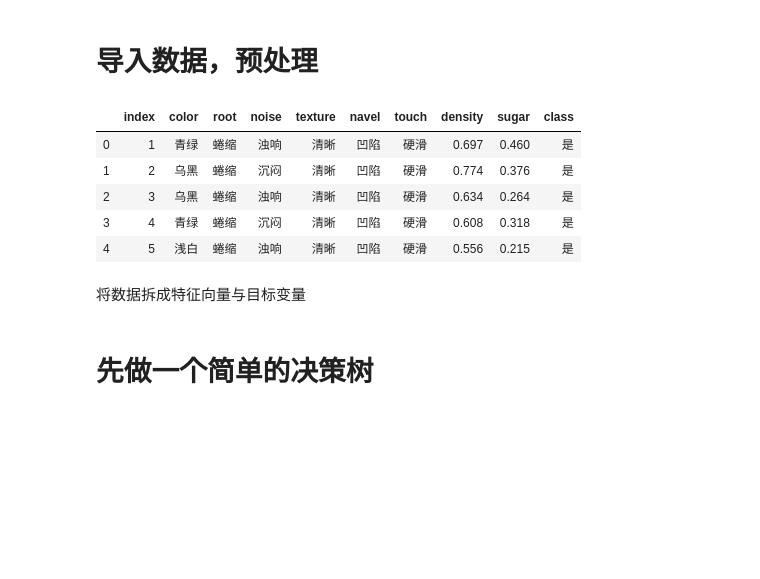
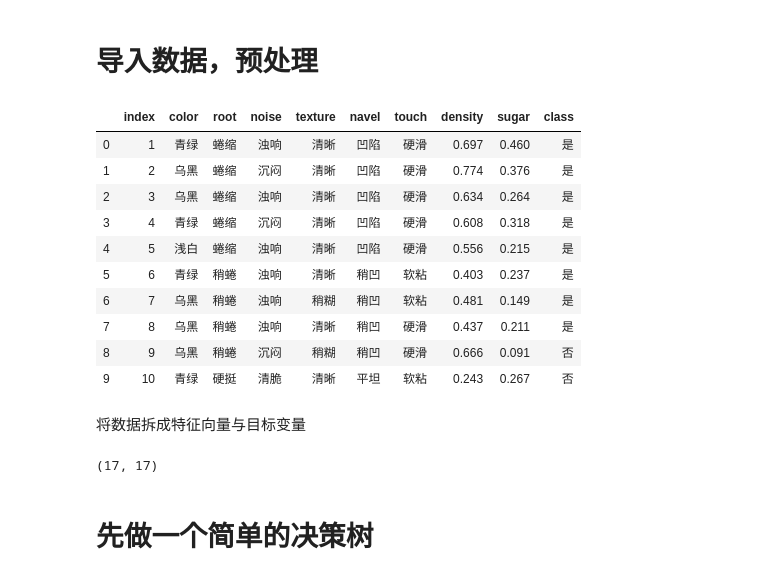
Before and after one commit to aaronlou/DataScienceProject, a Jupyter notebook: DecisionTree/decision_tree.ipynb, the cells around one changed output. Saved outputs shown, nothing was run; the diff lists cells and outputs as text; code cells hidden in the pictures; blank space fills up the shorter version.

```diff
--- a/DecisionTree/decision_tree.ipynb
+++ b/DecisionTree/decision_tree.ipynb
@@ -15,19 +15,28 @@ import pandas as pd
 data = pd.read_csv("/Users/lousiyuan/dataScience/gitSpace/DataScienceProject/Data/watermelon3_0.csv",header=None)  #这一句要替换为自己电脑上的文件路径
 data.columns = ["index","color","root","noise","texture","navel","touch","density","sugar","class"]
 # %%
-data[:5]
+data[:10]
 # %% [output]
 |  | index | color | root | noise | texture | navel | touch | density | sugar | class |
 | 0 | 1 | 青绿 | 蜷缩 | 浊响 | 清晰 | 凹陷 | 硬滑 | 0.697 | 0.460 | 是 |
 | 1 | 2 | 乌黑 | 蜷缩 | 沉闷 | 清晰 | 凹陷 | 硬滑 | 0.774 | 0.376 | 是 |
 | 2 | 3 | 乌黑 | 蜷缩 | 浊响 | 清晰 | 凹陷 | 硬滑 | 0.634 | 0.264 | 是 |
 | 3 | 4 | 青绿 | 蜷缩 | 沉闷 | 清晰 | 凹陷 | 硬滑 | 0.608 | 0.318 | 是 |
 | 4 | 5 | 浅白 | 蜷缩 | 浊响 | 清晰 | 凹陷 | 硬滑 | 0.556 | 0.215 | 是 |
+| 5 | 6 | 青绿 | 稍蜷 | 浊响 | 清晰 | 稍凹 | 软粘 | 0.403 | 0.237 | 是 |
+| 6 | 7 | 乌黑 | 稍蜷 | 浊响 | 稍糊 | 稍凹 | 软粘 | 0.481 | 0.149 | 是 |
+| 7 | 8 | 乌黑 | 稍蜷 | 浊响 | 清晰 | 稍凹 | 硬滑 | 0.437 | 0.211 | 是 |
+| 8 | 9 | 乌黑 | 稍蜷 | 沉闷 | 稍糊 | 稍凹 | 硬滑 | 0.666 | 0.091 | 否 |
+| 9 | 10 | 青绿 | 硬挺 | 清脆 | 清晰 | 平坦 | 软粘 | 0.243 | 0.267 | 否 |
 # %% [markdown]
 将数据拆成特征向量与目标变量
 # %%
 X = data[["color","root","noise","texture","navel","touch","density","sugar"]]
 y = data[["class"]]
+# %%
+len(X),len(y)
+# %% [output]
+(17, 17)
 # %% [markdown]
 # 先做一个简单的决策树
 # %% [markdown]
```
Also changed, not shown: parts of 7 cells of this notebook.
